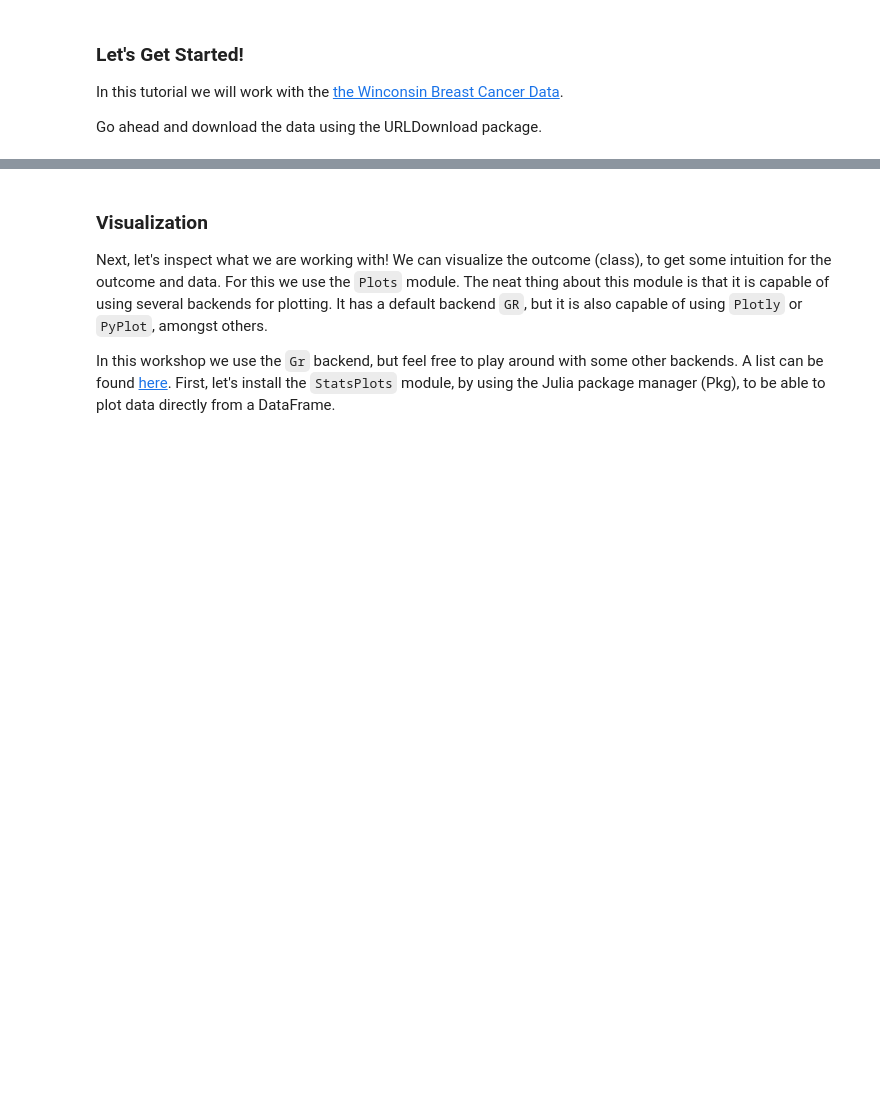
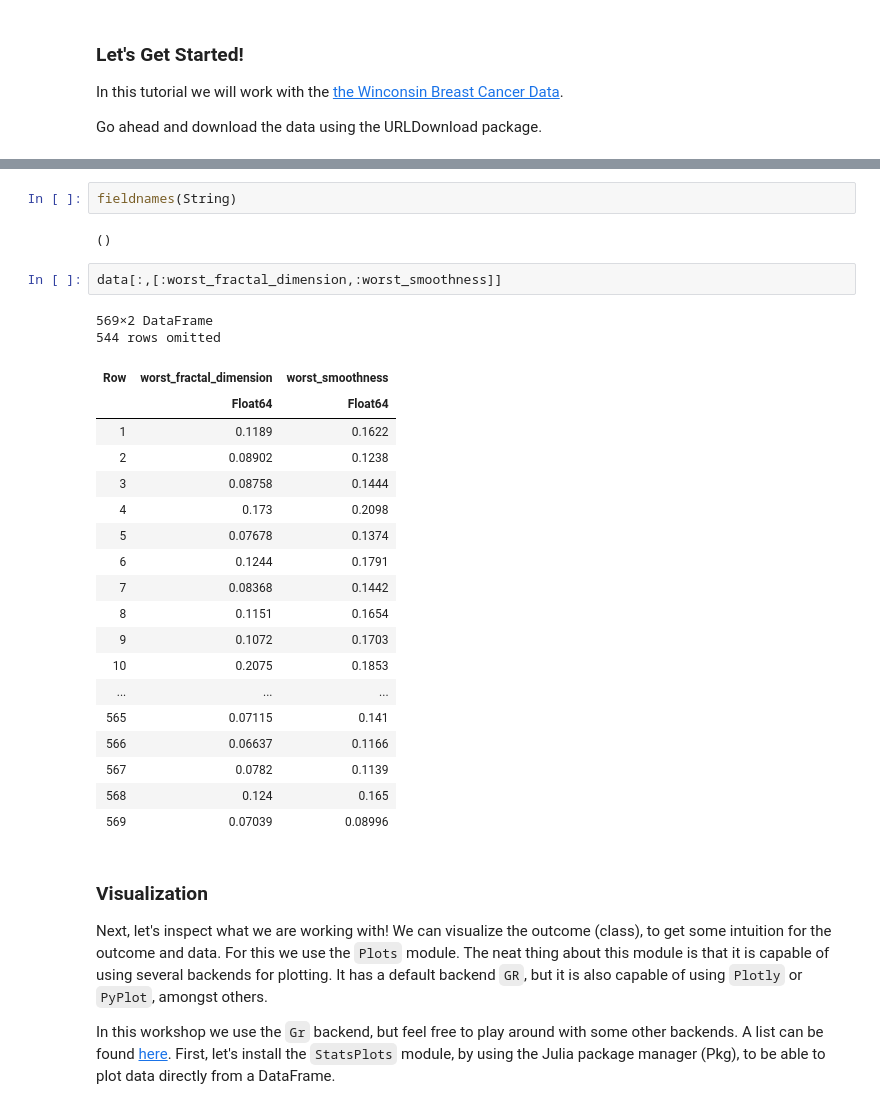
Before and after one commit to HJJoosse/ws-julia-nov22, a Jupyter notebook: Workshop_Julia_Skyline.ipynb, the cells around one changed output, grey strips where cells are left out. Saved outputs shown, nothing was run; the diff lists cells and outputs as text; blank space fills up the shorter version.

```diff
--- a/Workshop_Julia_Skyline.ipynb
+++ b/Workshop_Julia_Skyline.ipynb
@@ -203,3 +346,30 @@ Try to play around, and select some individual or ranges of rows and columns bas
+# %%
+fieldnames(String)
+# %% [output]
+()
+# %%
+data[:,[:worst_fractal_dimension,:worst_smoothness]]
+# %% [output]
+569×2 DataFrame
+544 rows omitted
+| Row | worst_fractal_dimension | worst_smoothness |
+|  | Float64 | Float64 |
+| 1 | 0.1189 | 0.1622 |
+| 2 | 0.08902 | 0.1238 |
+| 3 | 0.08758 | 0.1444 |
+| 4 | 0.173 | 0.2098 |
+| 5 | 0.07678 | 0.1374 |
+| 6 | 0.1244 | 0.1791 |
+| 7 | 0.08368 | 0.1442 |
+| 8 | 0.1151 | 0.1654 |
+| 9 | 0.1072 | 0.1703 |
+| 10 | 0.2075 | 0.1853 |
+| ... | ... | ... |
+| 565 | 0.07115 | 0.141 |
+| 566 | 0.06637 | 0.1166 |
+| 567 | 0.0782 | 0.1139 |
+| 568 | 0.124 | 0.165 |
+| 569 | 0.07039 | 0.08996 |
 # %% [markdown]
 
 ### Visualization
```
Also changed, not shown: parts of 64 cells of this notebook.
